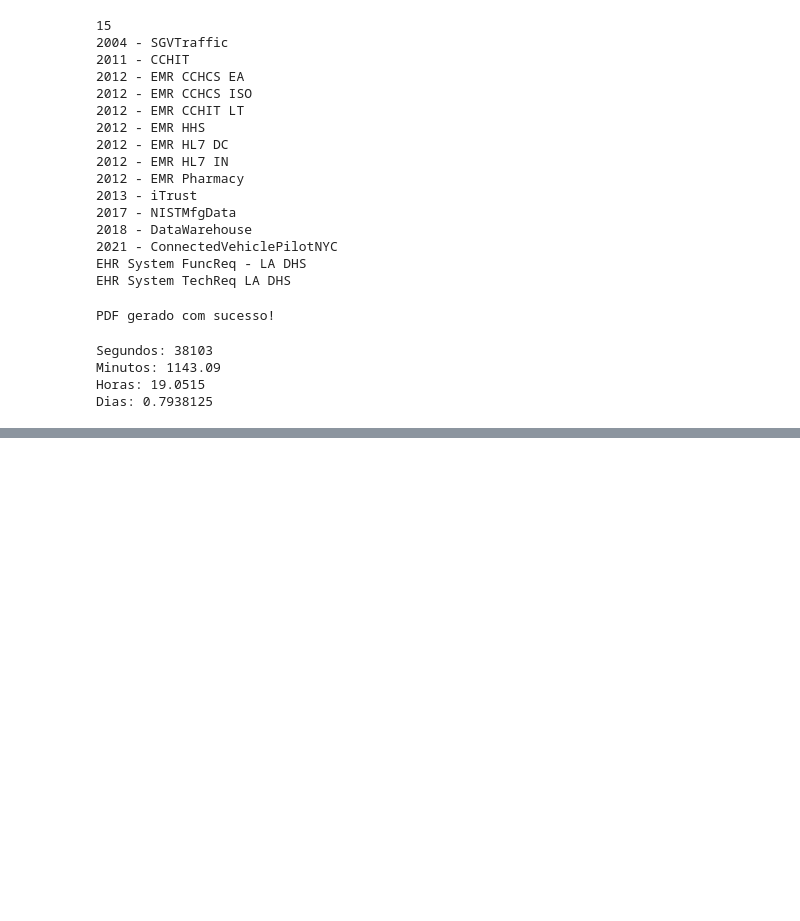
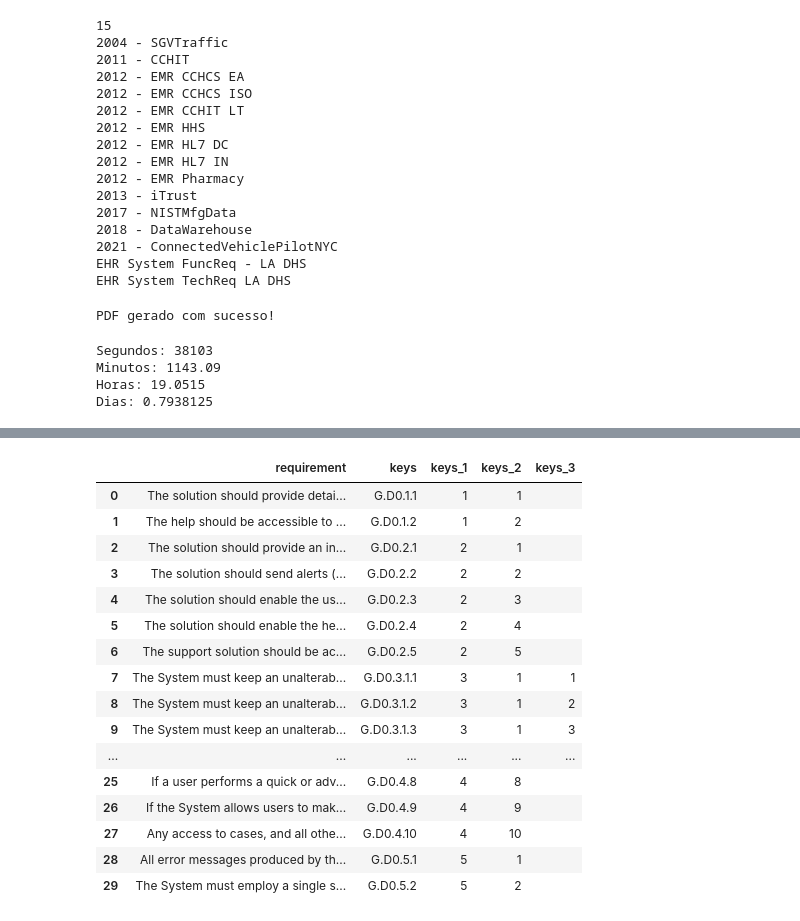
Before and after one commit to IsabelaYabe/LISA, a Jupyter notebook: PURE_analyzer.ipynb, the cells around one changed output, grey strips where cells are left out. Drawn from its saved outputs; the diff is of its cells as text; code cells hidden in the pictures; blank space fills up the shorter version.

```diff
--- a/PURE_analyzer.ipynb
+++ b/PURE_analyzer.ipynb
@@ -126,21 +126,12 @@ keys = df_all_list_req["keys"]
 keys_0 = []
 keys_1 = []
 keys_2 = []
-keys_3 = []
-keys_4 = []
-keys_5 = []
-keys_6 = []
-keys_7 = []
-keys_8 = []
-keys_9 = []
-keys_10 = []
-keys_11 = []
-keys_list = [keys_1, keys_2, keys_3, keys_4, keys_5, keys_6, keys_7, keys_8, keys_9, keys_10, keys_11]
+keys_list = [keys_1, keys_2]
 
 for key in keys:
     key_0 = ".".join(key.split(".")[:2])
     key_rest = key.split(".")[2:]
-    for i in range(11):
+    for i in range(2):
         try:
             keys_list[i].append(key_rest[i])
         except:
@@ -149,12 +140,3 @@ for key in keys:
 df_all_list_req["keys_0"] = keys_0
 df_all_list_req["keys_1"] = keys_1
 df_all_list_req["keys_2"] = keys_2
-df_all_list_req["keys_3"] = keys_3
-df_all_list_req["keys_4"] = keys_4
-df_all_list_req["keys_5"] = keys_5
-df_all_list_req["keys_6"] = keys_6
-df_all_list_req["keys_7"] = keys_7
-df_all_list_req["keys_8"] = keys_8
-df_all_list_req["keys_9"] = keys_9
-df_all_list_req["keys_10"] = keys_10
-df_all_list_req["keys_11"] = keys_11
@@ -247,0 +229,20 @@ array(['', '1', '2', '0', '3', '4', '5', '6', '7', '8', '9', '10', '11',
+# %%
+df_all_list_req[["requirement", "keys", "keys_1", "keys_2", "keys_3"]].head(30)
+# %% [output]
+|  | requirement | keys | keys_1 | keys_2 | keys_3 |
+| 0 | The solution should provide detai... | G.D0.1.1 | 1 | 1 |  |
+| 1 | The help should be accessible to ... | G.D0.1.2 | 1 | 2 |  |
+| 2 | The solution should provide an in... | G.D0.2.1 | 2 | 1 |  |
+| 3 | The solution should send alerts (... | G.D0.2.2 | 2 | 2 |  |
+| 4 | The solution should enable the us... | G.D0.2.3 | 2 | 3 |  |
+| 5 | The solution should enable the he... | G.D0.2.4 | 2 | 4 |  |
+| 6 | The support solution should be ac... | G.D0.2.5 | 2 | 5 |  |
+| 7 | The System must keep an unalterab... | G.D0.3.1.1 | 3 | 1 | 1 |
+| 8 | The System must keep an unalterab... | G.D0.3.1.2 | 3 | 1 | 2 |
+| 9 | The System must keep an unalterab... | G.D0.3.1.3 | 3 | 1 | 3 |
+| ... | ... | ... | ... | ... | ... |
+| 25 | If a user performs a quick or adv... | G.D0.4.8 | 4 | 8 |  |
+| 26 | If the System allows users to mak... | G.D0.4.9 | 4 | 9 |  |
+| 27 | Any access to cases, and all othe... | G.D0.4.10 | 4 | 10 |  |
+| 28 | All error messages produced by th... | G.D0.5.1 | 5 | 1 |  |
+| 29 | The System must employ a single s... | G.D0.5.2 | 5 | 2 |  |
```
Also changed, not shown: parts of 7 cells of this notebook, 12 other files.
